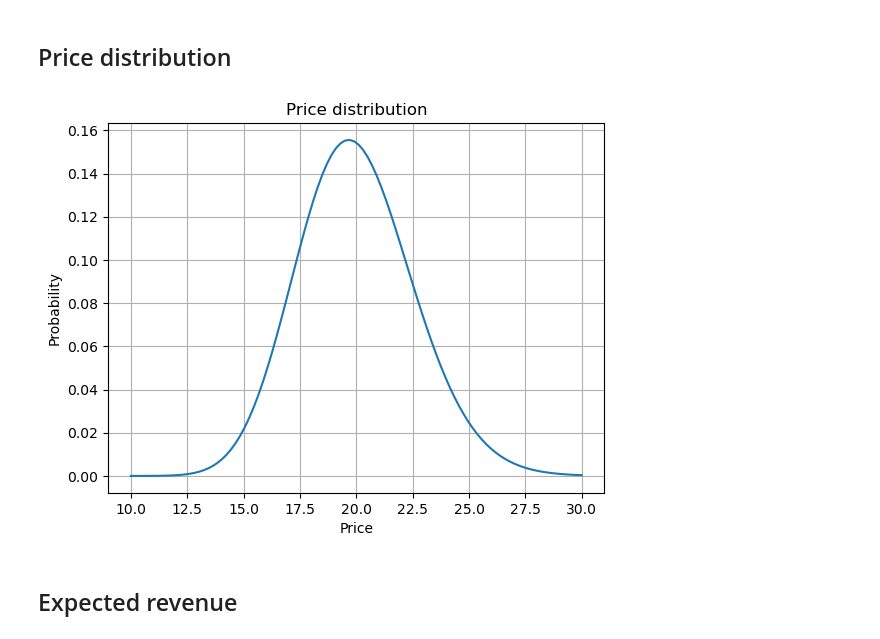
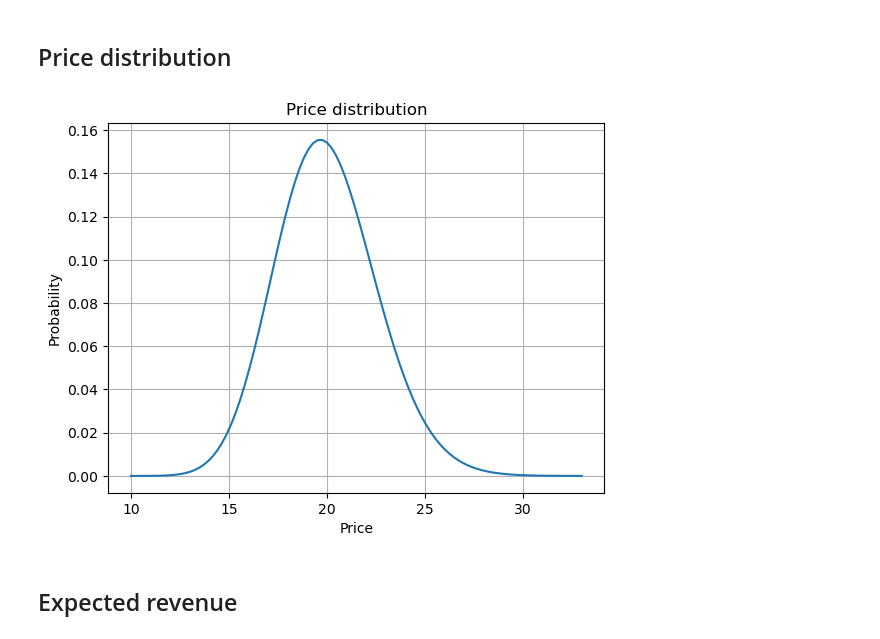
Before and after one commit to ivanna1030/trading, a Jupyter notebook: Market Microstructure Project.ipynb, the cells around one changed output. Saved outputs shown, nothing was run; the diff lists cells and outputs as text; code cells hidden in the pictures.

```diff
--- a/Market Microstructure Project.ipynb
+++ b/Market Microstructure Project.ipynb
@@ -16,17 +16,17 @@ from scipy.integrate import quad
 # %%
 k = 60
 lamb = 3
-s = np.linspace(10, 30, 100)
+s = np.linspace(10, 33, 100)
 pdf = (lamb**k * s**(k-1) * np.exp(-lamb * s)) / math.factorial(k-1)
 
 plt.plot(s, pdf)
 plt.title('Price distribution')
 plt.xlabel('Price')
 plt.ylabel('Probability')
 plt.grid()
 plt.show()
 # %% [output]
-[figure, old version]
+[figure, new version]
 # %% [markdown]
 ## Expected revenue
 # %%
```
Also changed, not shown: parts of 1 cell of this notebook.
